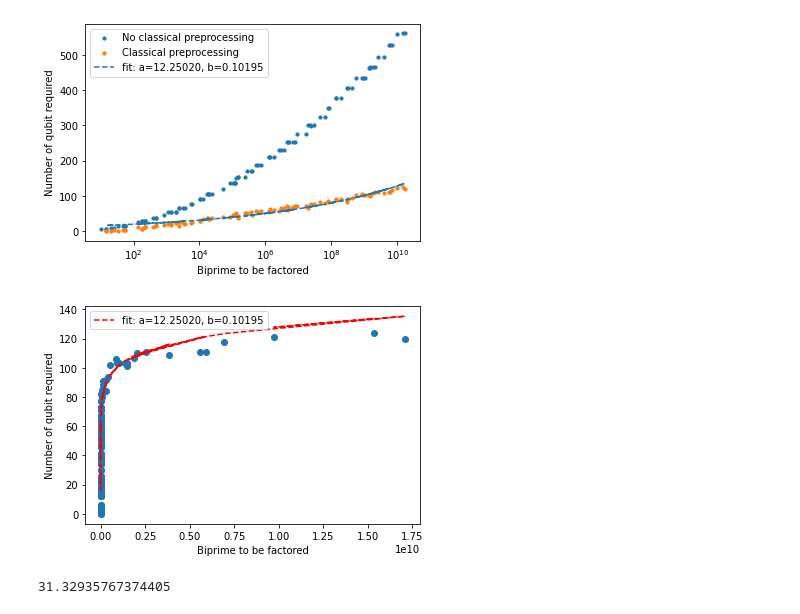
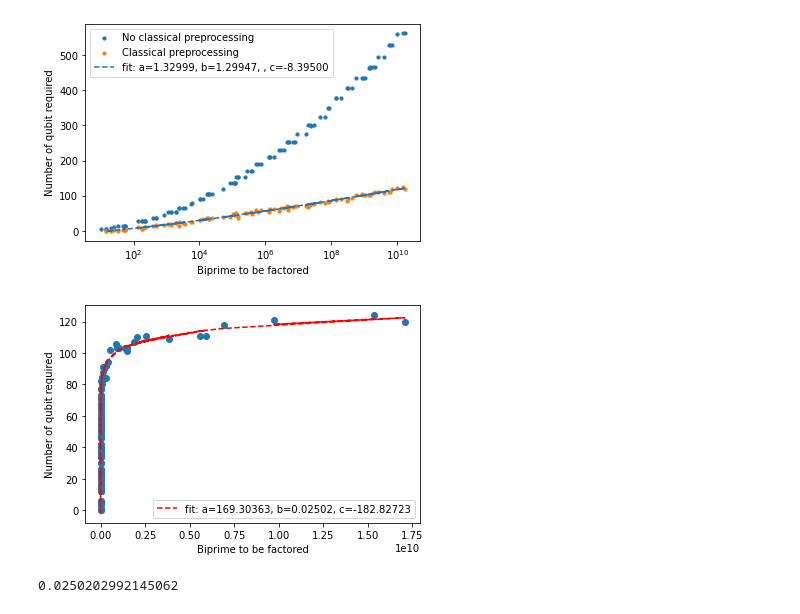
Before and after one commit to Mostafa-Atallah2020/func-qaoa-factorization, a Jupyter notebook: Mostafa and Shamim/graph1.ipynb, the cells around one changed output. Cells and saved outputs as stored; diff of their text form; code cells hidden in the pictures.

```diff
--- a/Mostafa and Shamim/graph1.ipynb
+++ b/Mostafa and Shamim/graph1.ipynb
@@ -24,6 +42,6 @@ qubits_required_with_preprocessing = np.genfromtxt(file_name_with_preprocessing,
 # %%
-def exp_func(x, a, b):
-    return a * np.power(x, b)
+def exp_func(x, a, b, c):
+    return a * np.power(x, b) + c
 # %%
 data_1 = np.array(qubits_required_no_preprocessing)
 data_2 = np.array(qubits_required_with_preprocessing)
@@ -34,10 +52,10 @@ ax = fig.add_subplot(1, 1, 1)
 ax.scatter(data_1[:, 0], data_1[:, 1], label="No classical preprocessing", s=10)
 ax.scatter(data_2[:, 0], data_2[:, 1], label="Classical preprocessing", s=10)
 
-popt, pcov = curve_fit(exp_func, data_2[:, 0], data_2[:, 1])
+popt, pcov = curve_fit(exp_func, np.log2(data_2[:, 0]), data_2[:, 1])
 
-plt.plot(data_2[:, 0], exp_func(data_2[:, 0], *popt), '--',
-         label='fit: a=%5.5f, b=%5.5f' % tuple(popt))
+plt.plot(data_2[:, 0], exp_func(np.log2(data_2[:, 0]), *popt), '--',
+         label='fit: a=%5.5f, b=%5.5f, , c=%5.5f' % tuple(popt))
 
 ax.set_xlabel("Biprime to be factored")
 ax.set_ylabel("Number of qubit required")
@@ -46,25 +64,27 @@ plt.legend()
 plt.savefig(plot_name)
 plt.show()
 # %% [output]
-[figure, old version]
+[figure, new version]
 # %%
 x = data_2[:, 0]
 y = data_2[:, 1]
 
 popt, pcov = curve_fit(exp_func, x, y)
 
 plt.scatter(x, y)
 plt.plot(x, exp_func(x, *popt), 'r--',
-         label='fit: a=%5.5f, b=%5.5f' % tuple(popt))
+         label='fit: a=%5.5f, b=%5.5f, c=%5.5f' % tuple(popt))
 plt.xlabel('Biprime to be factored')
 plt.ylabel('Number of qubit required')
 plt.legend()
 plt.show()
 # %% [output]
-[figure, old version]
+[figure, new version]
 # %%
 a = popt[0]
 b = popt[1]
 a * np.power(1e4, b)
+
+print(b)
 # %% [output]
-31.32935767374405
+0.0250202992145062
```
Also changed, not shown: parts of 1 cell of this notebook, 1 other file.
